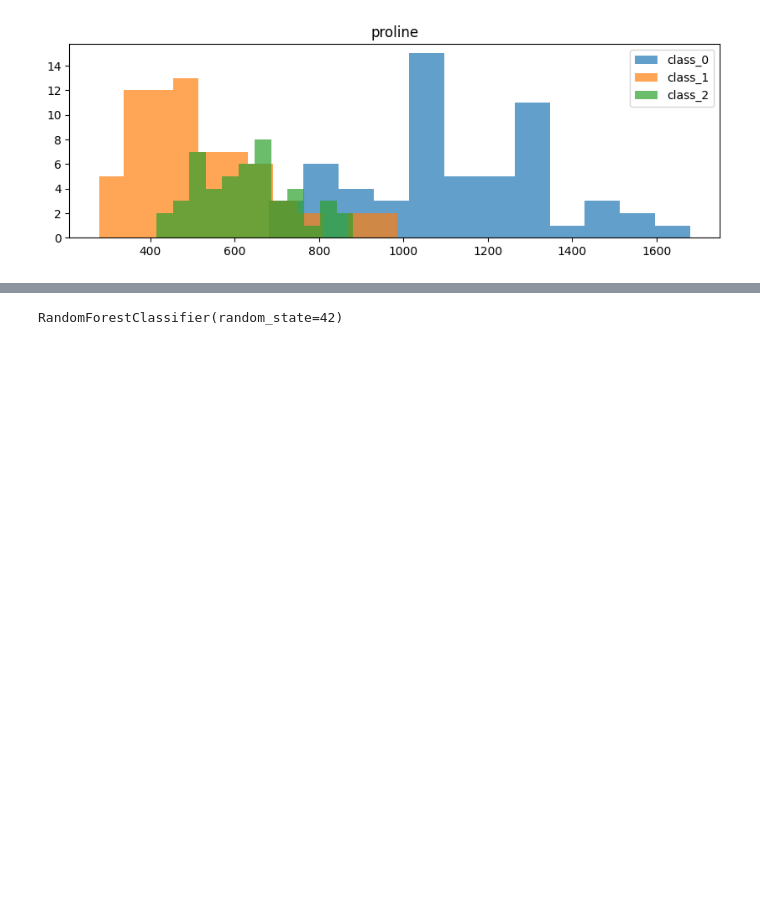
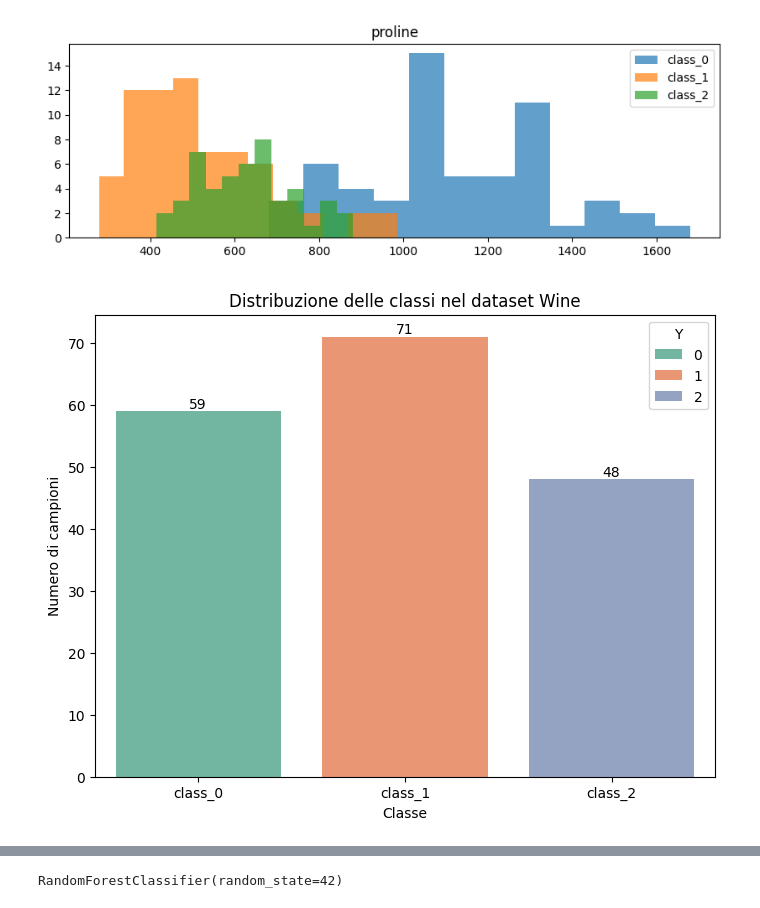
Before and after one commit to DanieleFlo/Daniele-Florio-Esercizi, a Jupyter notebook: 26 Novembre/esecizio_3.ipynb, the cells around one changed output, grey strips where cells are left out. Cells and saved outputs as stored; diff of their text form; code cells hidden in the pictures; blank space fills up the shorter version.

```diff
--- a/26 Novembre/esecizio_3.ipynb
+++ b/26 Novembre/esecizio_3.ipynb
@@ -14,7 +17,7 @@ test_split = 0.3
 max_depth = 3
 # %%
 data = load_wine()
-list_fl = data.target_names
+list_class = data.target_names # Lista nomi classi
 x = data.data
 y = data.target
 # %%
@@ -63,3 +72,17 @@ for f in list_features:
 [figure]
 [figure]
 [figure]
+# %%
+# Conto quante volete compare ogni classe nel DF
+plt.figure(figsize=(8,6))
+ax= sns.countplot(x='Y', data=df_tot, hue='Y', palette='Set2')
+ax.bar_label(ax.containers[0])
+ax.bar_label(ax.containers[1])
+ax.bar_label(ax.containers[2])
+plt.title('Distribuzione delle classi nel dataset Wine')
+plt.xlabel('Classe')
+plt.ylabel('Numero di campioni')
+plt.xticks(ticks=[0,1,2], labels=list_class)
+plt.show()
+# %% [output]
+[figure, added]
```
Also changed, not shown: parts of 15 cells of this notebook.
